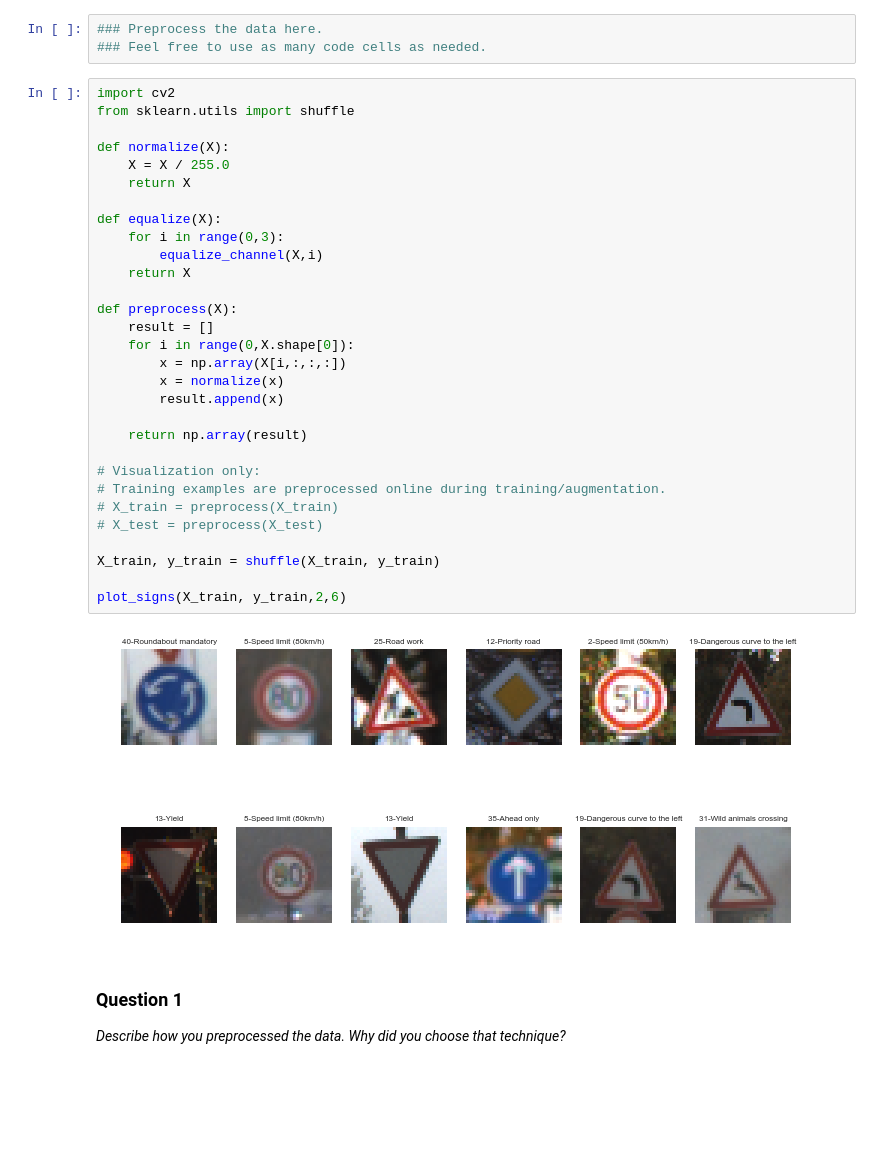
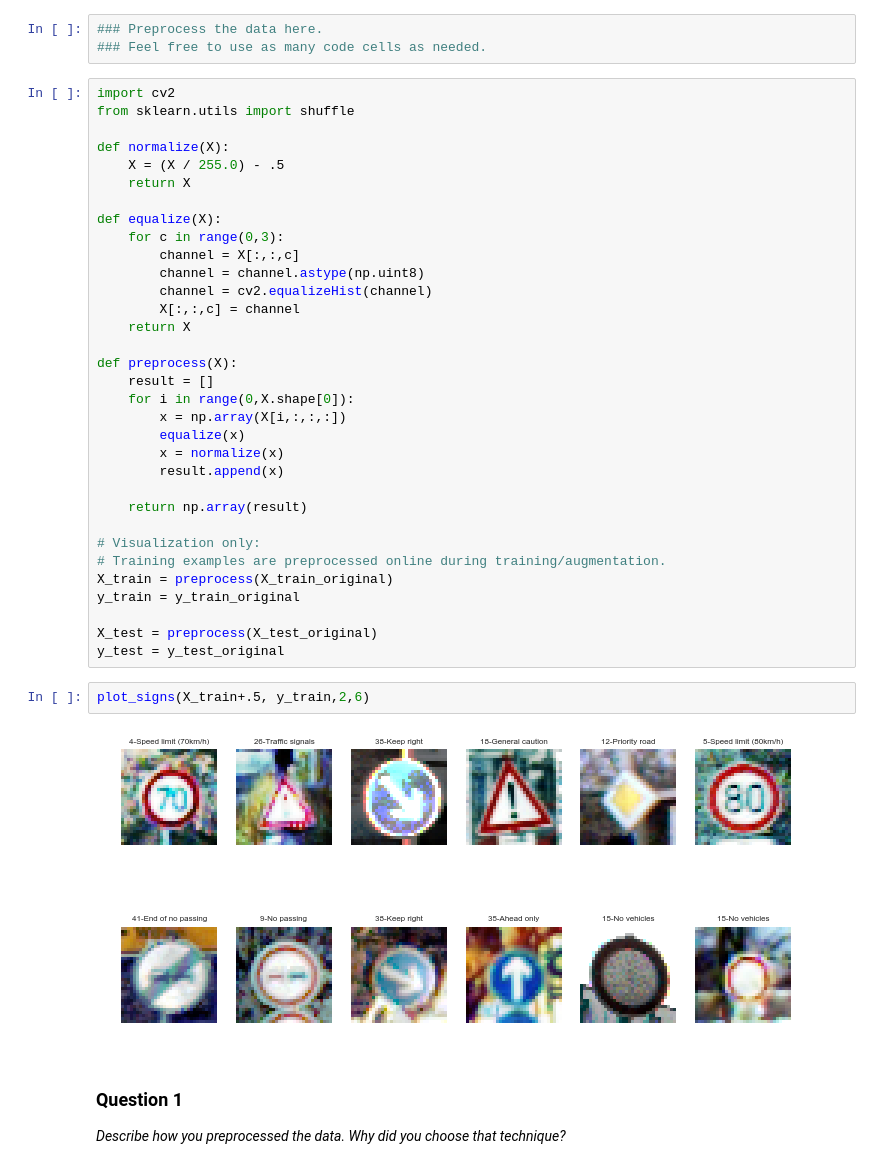
Before and after one commit to johannesdeselaers/CarND-Traffic-Sign-Classifier-Project, a Jupyter notebook: Traffic_Sign_Classifier.ipynb, the cells around one changed output. Cells and saved outputs as stored; diff of their text form; blank space fills up the shorter version.

```diff
--- a/Traffic_Sign_Classifier.ipynb
+++ b/Traffic_Sign_Classifier.ipynb
@@ -158,18 +158,22 @@ import cv2
 from sklearn.utils import shuffle
 
 def normalize(X):
-    X = X / 255.0
+    X = (X / 255.0) - .5
     return X
 
 def equalize(X):
-    for i in range(0,3):
-        equalize_channel(X,i)
+    for c in range(0,3):
+        channel = X[:,:,c]
+        channel = channel.astype(np.uint8)
+        channel = cv2.equalizeHist(channel)
+        X[:,:,c] = channel
     return X
 
 def preprocess(X):
     result = []
     for i in range(0,X.shape[0]):
         x = np.array(X[i,:,:,:])
+        equalize(x)
         x = normalize(x)
         result.append(x)
 
@@ -177,14 +181,15 @@ def preprocess(X):
 
 # Visualization only:
 # Training examples are preprocessed online during training/augmentation.
-# X_train = preprocess(X_train)
-# X_test = preprocess(X_test)
+X_train = preprocess(X_train_original)
+y_train = y_train_original
 
-X_train, y_train = shuffle(X_train, y_train)
-
-plot_signs(X_train, y_train,2,6)
+X_test = preprocess(X_test_original)
+y_test = y_test_original
-# %% [output]
-[figure, removed]
+# %%
+plot_signs(X_train+.5, y_train,2,6)
+# %% [output]
+[figure, added]
 # %% [markdown]
 ### Question 1
 
```
Also changed, not shown: parts of 29 cells of this notebook, 1 other file.
